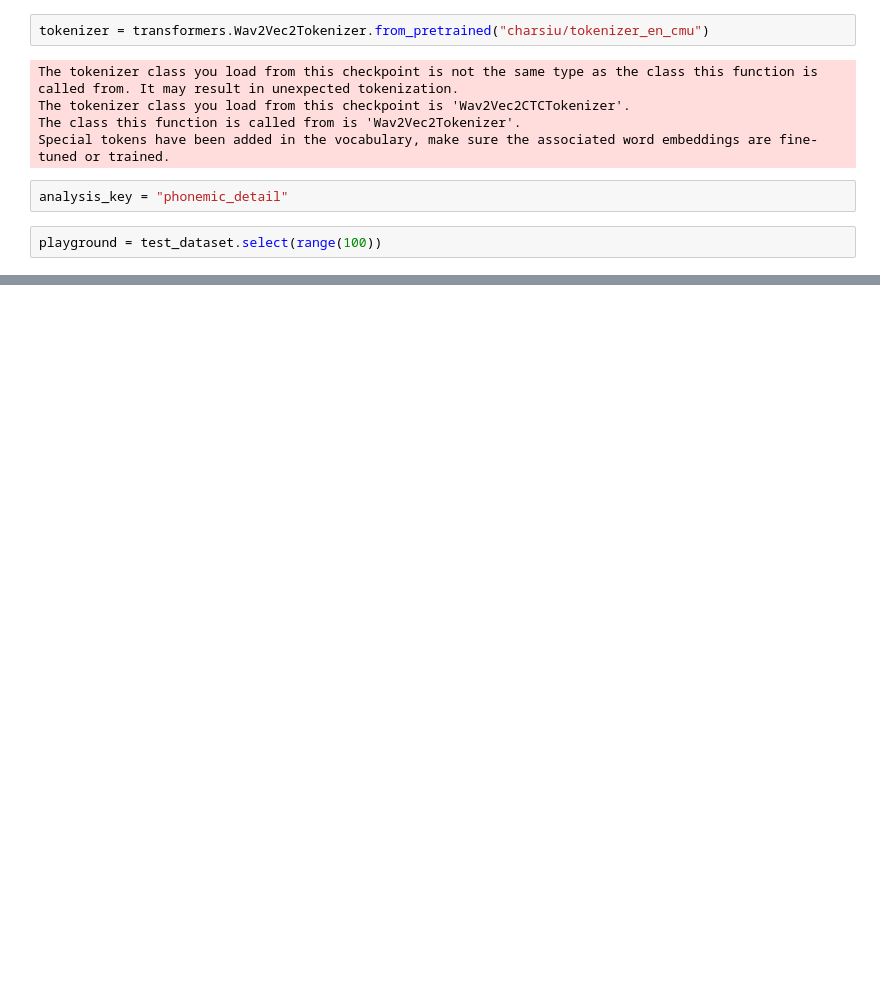
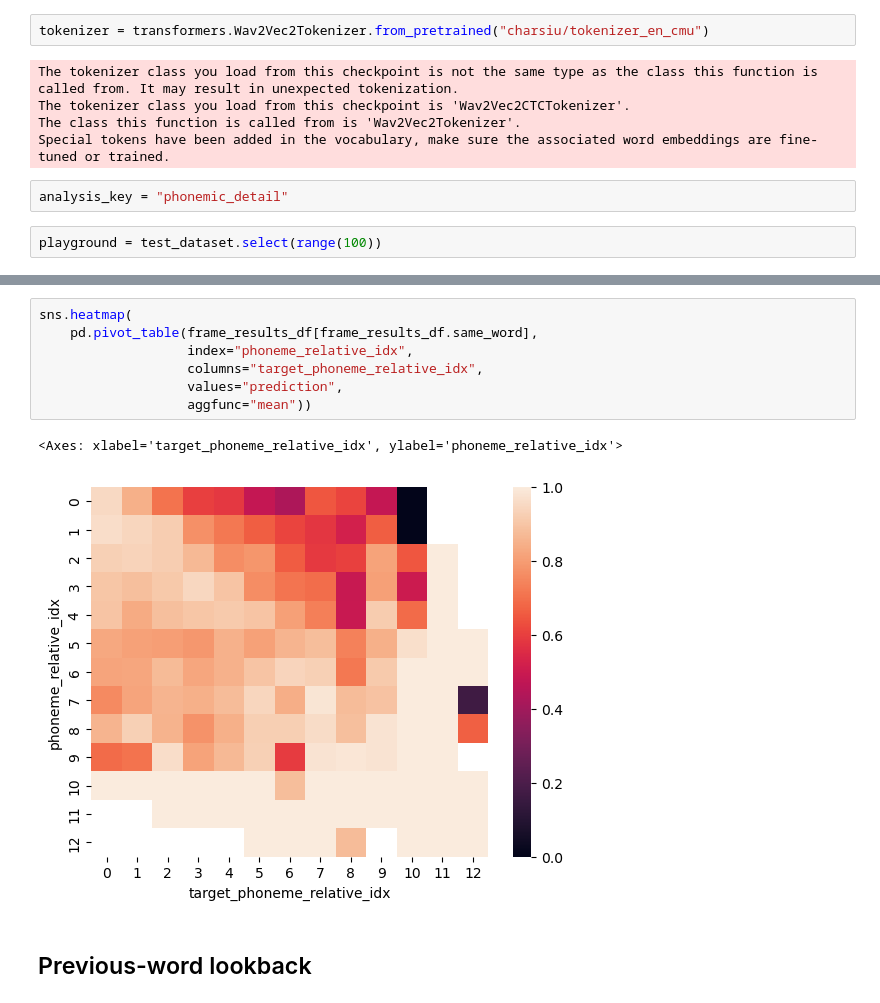
Before and after one commit to hans/ideal-word-representations, a Jupyter notebook: notebooks/temporal ROC RNN.ipynb, the cells around one changed output, grey strips where cells are left out. Drawn from its saved outputs; the diff is of its cells as text; blank space fills up the shorter version.

```diff
--- a/notebooks/temporal ROC RNN.ipynb
+++ b/notebooks/temporal ROC RNN.ipynb
@@ -110,0 +149,12 @@ sns.lineplot(data=frame_results_df, x="distance_phonemes", y="prediction")
+# %%
+sns.heatmap(
+    pd.pivot_table(frame_results_df[frame_results_df.same_word],
+                   index="phoneme_relative_idx",
+                   columns="target_phoneme_relative_idx",
+                   values="prediction",
+                   aggfunc="mean"))
+# %% [output]
+<Axes: xlabel='target_phoneme_relative_idx', ylabel='phoneme_relative_idx'>
+[figure, added]
+# %% [markdown]
+## Previous-word lookback
```
Also changed, not shown: parts of 12 cells of this notebook, 19 other files.
